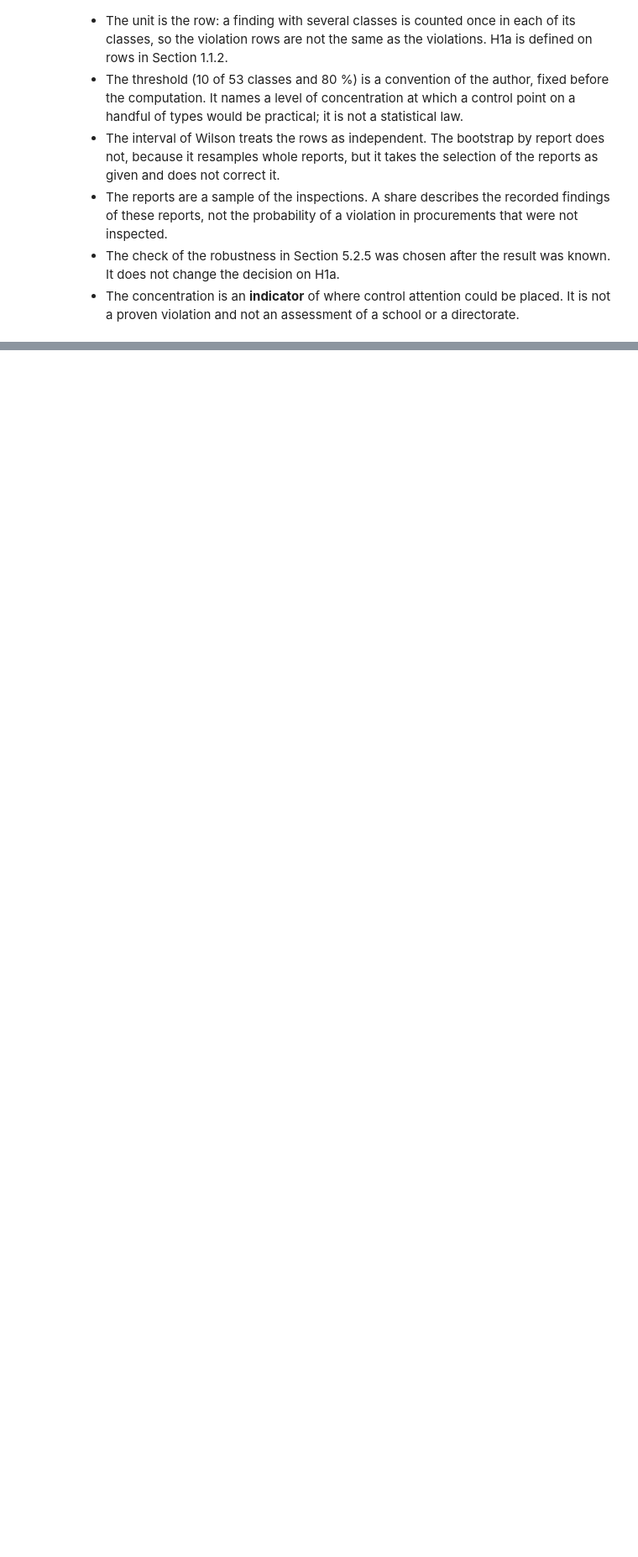
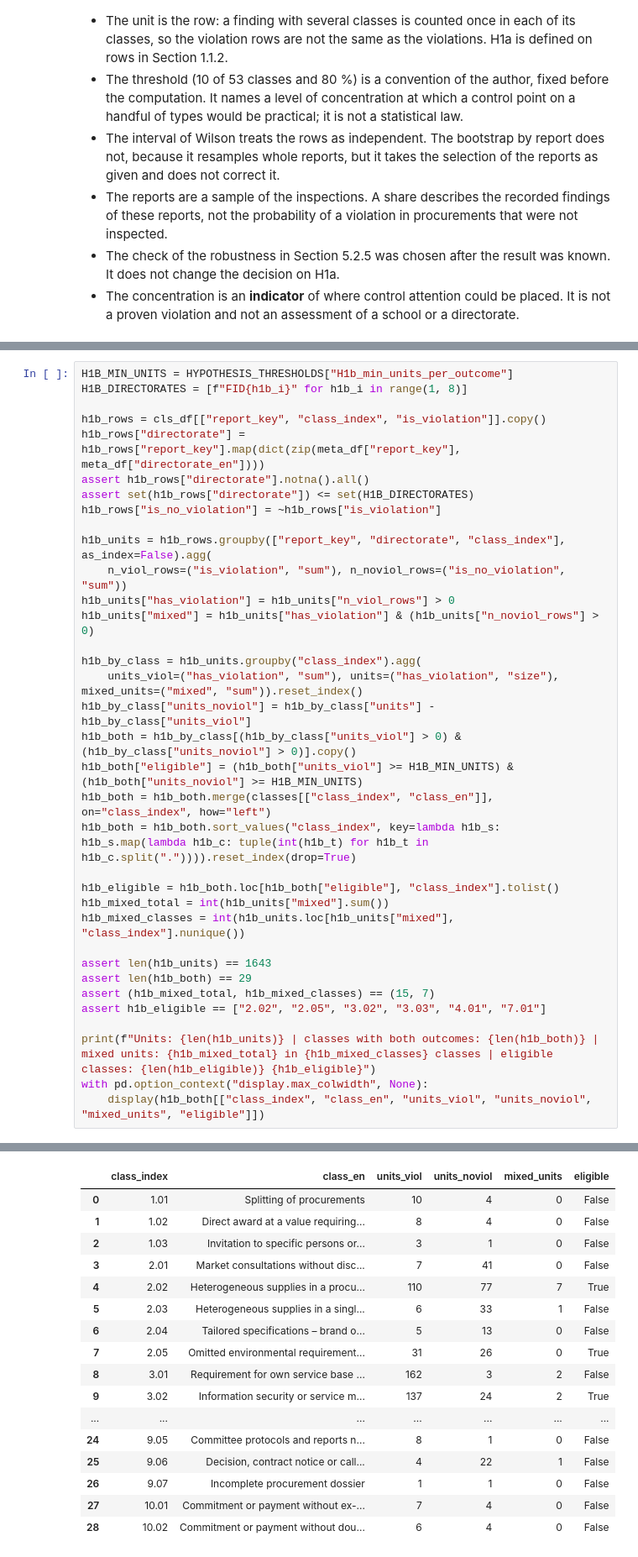
Before and after one commit to beluhov/adfi-violations-classification, a Jupyter notebook: ADFI_Violations_Classification.ipynb, the cells around one changed output, grey strips where cells are left out. Shown at 84% size. Cells and saved outputs as stored; diff of their text form; blank space fills up the shorter version.

```diff
--- a/ADFI_Violations_Classification.ipynb
+++ b/ADFI_Violations_Classification.ipynb
@@ -2189,0 +2210,36 @@ with pd.option_context("display.max_colwidth", None):
+# %%
+H1B_MIN_UNITS = HYPOTHESIS_THRESHOLDS["H1b_min_units_per_outcome"]
+H1B_DIRECTORATES = [f"FID{h1b_i}" for h1b_i in range(1, 8)]
+
+h1b_rows = cls_df[["report_key", "class_index", "is_violation"]].copy()
+h1b_rows["directorate"] = h1b_rows["report_key"].map(dict(zip(meta_df["report_key"], meta_df["directorate_en"])))
+assert h1b_rows["directorate"].notna().all()
+assert set(h1b_rows["directorate"]) <= set(H1B_DIRECTORATES)
+h1b_rows["is_no_violation"] = ~h1b_rows["is_violation"]
+
+h1b_units = h1b_rows.groupby(["report_key", "directorate", "class_index"], as_index=False).agg(
+    n_viol_rows=("is_violation", "sum"), n_noviol_rows=("is_no_violation", "sum"))
+h1b_units["has_violation"] = h1b_units["n_viol_rows"] > 0
+h1b_units["mixed"] = h1b_units["has_violation"] & (h1b_units["n_noviol_rows"] > 0)
+
+h1b_by_class = h1b_units.groupby("class_index").agg(
+    units_viol=("has_violation", "sum"), units=("has_violation", "size"), mixed_units=("mixed", "sum")).reset_index()
+h1b_by_class["units_noviol"] = h1b_by_class["units"] - h1b_by_class["units_viol"]
+h1b_both = h1b_by_class[(h1b_by_class["units_viol"] > 0) & (h1b_by_class["units_noviol"] > 0)].copy()
+h1b_both["eligible"] = (h1b_both["units_viol"] >= H1B_MIN_UNITS) & (h1b_both["units_noviol"] >= H1B_MIN_UNITS)
+h1b_both = h1b_both.merge(classes[["class_index", "class_en"]], on="class_index", how="left")
+h1b_both = h1b_both.sort_values("class_index", key=lambda h1b_s: h1b_s.map(lambda h1b_c: tuple(int(h1b_t) for h1b_t in h1b_c.split(".")))).reset_index(drop=True)
+
+h1b_eligible = h1b_both.loc[h1b_both["eligible"], "class_index"].tolist()
+h1b_mixed_total = int(h1b_units["mixed"].sum())
+h1b_mixed_classes = int(h1b_units.loc[h1b_units["mixed"], "class_index"].nunique())
+
+assert len(h1b_units) == 1643
+assert len(h1b_both) == 29
+assert (h1b_mixed_total, h1b_mixed_classes) == (15, 7)
+assert h1b_eligible == ["2.02", "2.05", "3.02", "3.03", "4.01", "7.01"]
+
+print(f"Units: {len(h1b_units)} | classes with both outcomes: {len(h1b_both)} | mixed units: {h1b_mixed_total} in {h1b_mixed_classes} classes | eligible classes: {len(h1b_eligible)} {h1b_eligible}")
+with pd.option_context("display.max_colwidth", None):
+    display(h1b_both[["class_index", "class_en", "units_viol", "units_noviol", "mixed_units", "eligible"]])
+# %% [output]
@@ -2189,0 +2247,17 @@ with pd.option_context("display.max_colwidth", None):
+|  | class_index | class_en | units_viol | units_noviol | mixed_units | eligible |
+| 0 | 1.01 | Splitting of procurements | 10 | 4 | 0 | False |
+| 1 | 1.02 | Direct award at a value requiring... | 8 | 4 | 0 | False |
+| 2 | 1.03 | Invitation to specific persons or... | 3 | 1 | 0 | False |
+| 3 | 2.01 | Market consultations without disc... | 7 | 41 | 0 | False |
+| 4 | 2.02 | Heterogeneous supplies in a procu... | 110 | 77 | 7 | True |
+| 5 | 2.03 | Heterogeneous supplies in a singl... | 6 | 33 | 1 | False |
+| 6 | 2.04 | Tailored specifications – brand o... | 5 | 13 | 0 | False |
+| 7 | 2.05 | Omitted environmental requirement... | 31 | 26 | 0 | True |
+| 8 | 3.01 | Requirement for own service base ... | 162 | 3 | 2 | False |
+| 9 | 3.02 | Information security or service m... | 137 | 24 | 2 | True |
+| ... | ... | ... | ... | ... | ... | ... |
+| 24 | 9.05 | Committee protocols and reports n... | 8 | 1 | 0 | False |
+| 25 | 9.06 | Decision, contract notice or call... | 4 | 22 | 1 | False |
+| 26 | 9.07 | Incomplete procurement dossier | 1 | 1 | 0 | False |
+| 27 | 10.01 | Commitment or payment without ex-... | 7 | 4 | 0 | False |
+| 28 | 10.02 | Commitment or payment without dou... | 6 | 4 | 0 | False |
```
Also changed, not shown: parts of 12 cells of this notebook, 3 other files.
